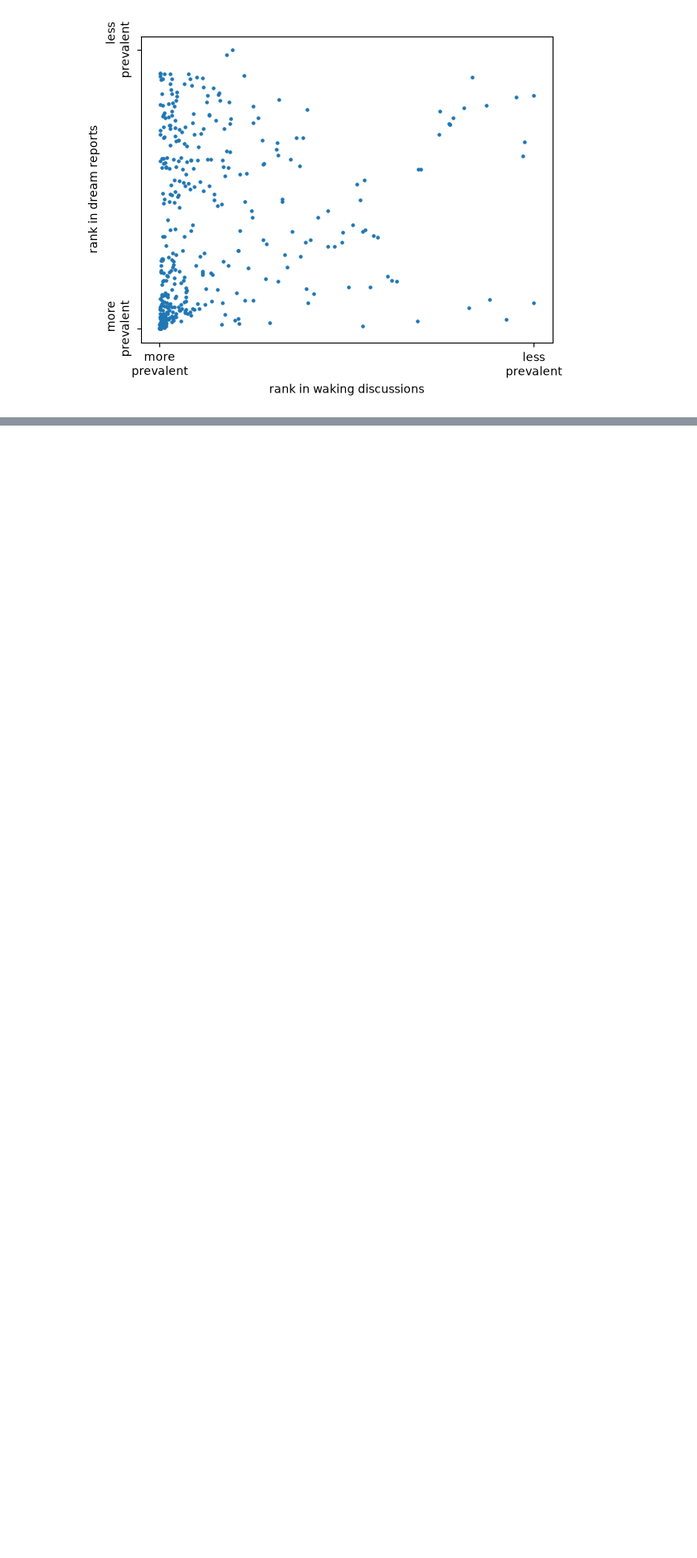
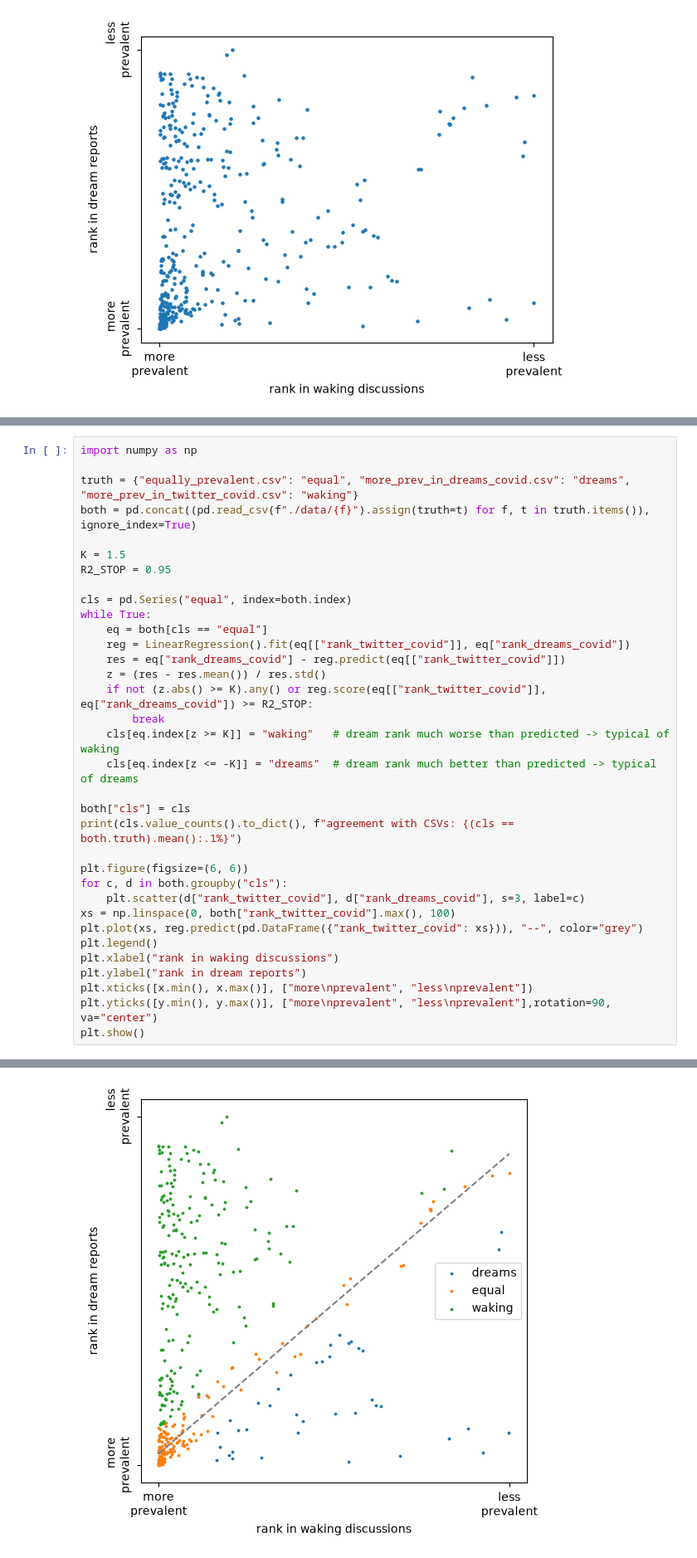
Before and after one commit to CosminS03/Epidemic_Dreams, a Jupyter notebook: figure2.ipynb, the cells around one changed output, grey strips where cells are left out. Shown at 83% size. Saved outputs shown, nothing was run; the diff lists cells and outputs as text; blank space fills up the shorter version.

Commit message:
figure 2 attempt

```diff
--- a/figure2.ipynb
+++ b/figure2.ipynb
@@ -55,0 +59,35 @@ y = 0.020548568922270572x + 547.1579809476208   R² = 0.03483927655687924
+# %%
+import numpy as np
+
+truth = {"equally_prevalent.csv": "equal", "more_prev_in_dreams_covid.csv": "dreams", "more_prev_in_twitter_covid.csv": "waking"}
+both = pd.concat((pd.read_csv(f"./data/{f}").assign(truth=t) for f, t in truth.items()), ignore_index=True)
+
+K = 1.5
+R2_STOP = 0.95
+
+cls = pd.Series("equal", index=both.index)
+while True:
+    eq = both[cls == "equal"]
+    reg = LinearRegression().fit(eq[["rank_twitter_covid"]], eq["rank_dreams_covid"])
+    res = eq["rank_dreams_covid"] - reg.predict(eq[["rank_twitter_covid"]])
+    z = (res - res.mean()) / res.std()
+    if not (z.abs() >= K).any() or reg.score(eq[["rank_twitter_covid"]], eq["rank_dreams_covid"]) >= R2_STOP:
+        break
+    cls[eq.index[z >= K]] = "waking"   # dream rank much worse than predicted -> typical of waking
+    cls[eq.index[z <= -K]] = "dreams"  # dream rank much better than predicted -> typical of dreams
+
+both["cls"] = cls
+print(cls.value_counts().to_dict(), f"agreement with CSVs: {(cls == both.truth).mean():.1%}")
+
+plt.figure(figsize=(6, 6))
+for c, d in both.groupby("cls"):
+    plt.scatter(d["rank_twitter_covid"], d["rank_dreams_covid"], s=3, label=c)
+xs = np.linspace(0, both["rank_twitter_covid"].max(), 100)
+plt.plot(xs, reg.predict(pd.DataFrame({"rank_twitter_covid": xs})), "--", color="grey")
+plt.legend()
+plt.xlabel("rank in waking discussions")
+plt.ylabel("rank in dream reports")
+plt.xticks([x.min(), x.max()], ["more\nprevalent", "less\nprevalent"])
+plt.yticks([y.min(), y.max()], ["more\nprevalent", "less\nprevalent"],rotation=90, va="center")
+plt.show()
+# %% [output]
@@ -55,0 +95 @@ y = 0.020548568922270572x + 547.1579809476208   R² = 0.03483927655687924
+[figure, added]
```
Also changed, not shown: parts of 6 cells of this notebook, 1 other file.
